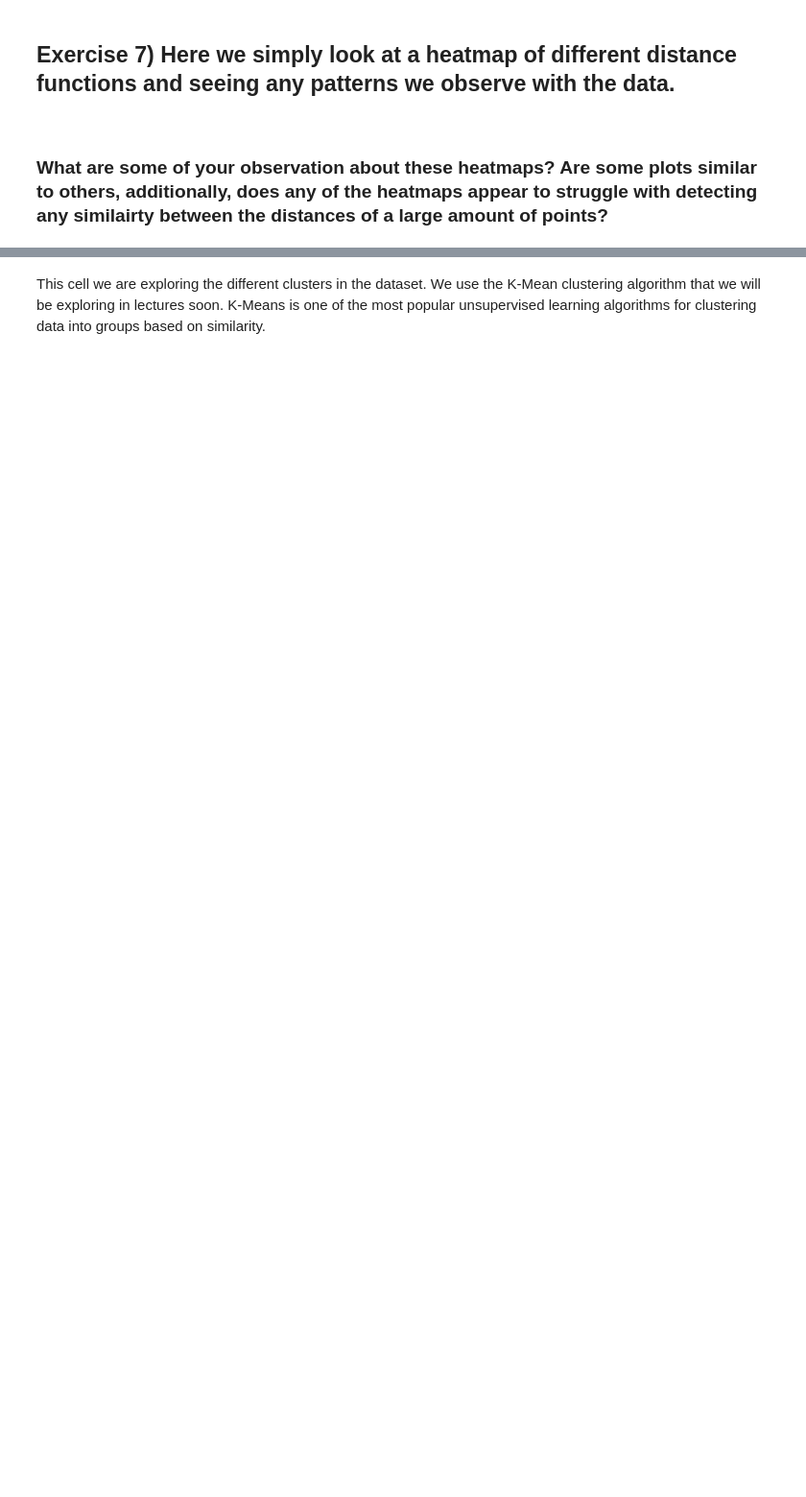
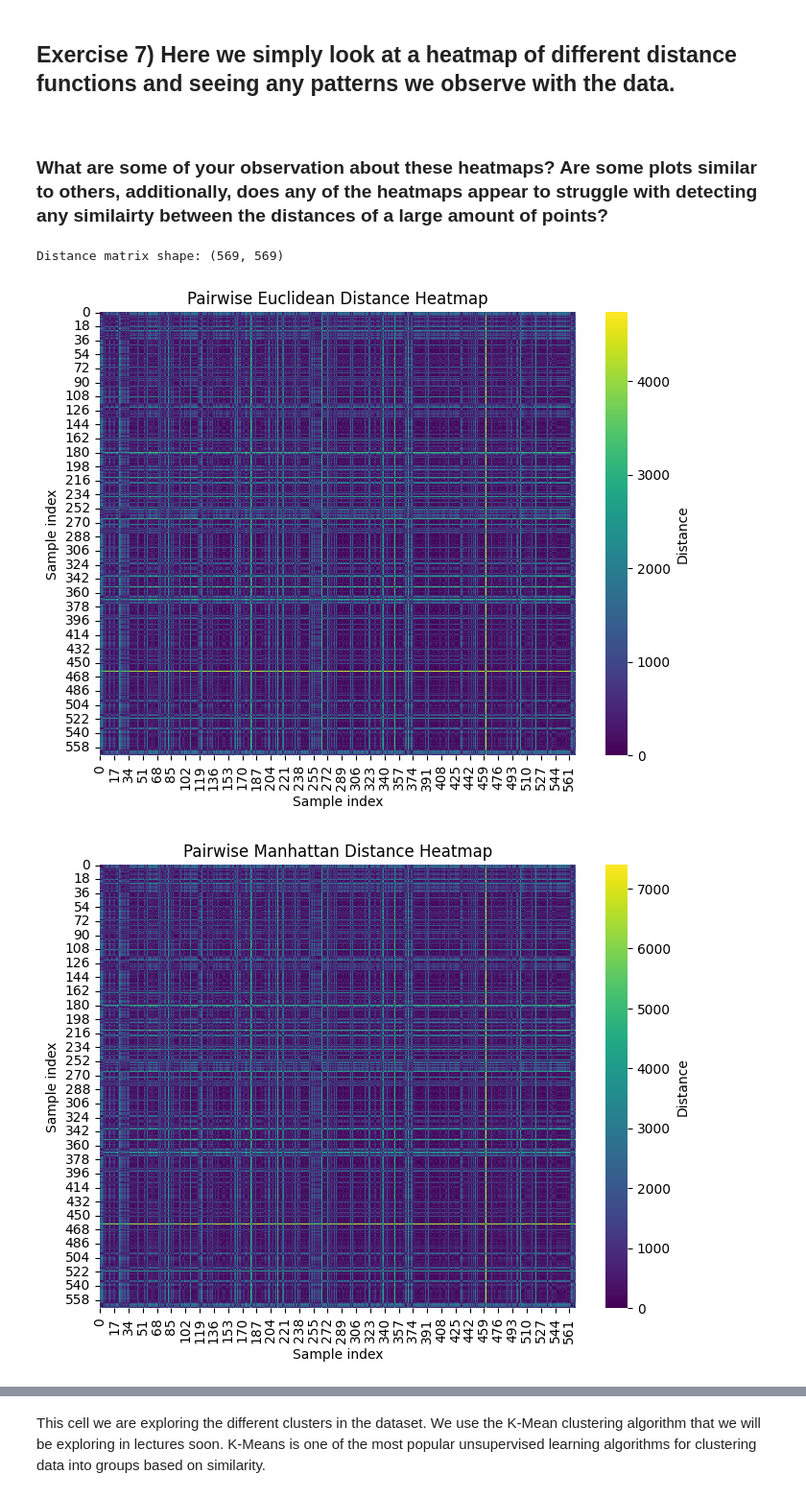
Before and after one commit to CS506-Boston-University/lab2-BryanShin5, a Jupyter notebook: Lab_2.ipynb, the cells around one changed output, grey strips where cells are left out. Shown at 96% size. Cells and saved outputs as stored; diff of their text form; code cells hidden in the pictures; blank space fills up the shorter version.

```diff
--- a/Lab_2.ipynb
+++ b/Lab_2.ipynb
@@ -594,29 +594,33 @@ Top 5 outliers by mean distance: [265  24 417 368 219]
 ### What are some of your observation about these heatmaps? Are some plots similar to others, additionally, does any of the heatmaps appear to struggle with detecting any similairty between the distances of a large amount of points?
 # %%
 import seaborn as sns
-
+from sklearn.metrics.pairwise import manhattan_distances
 # Select just two features
 X2 = X[['area error', 'mean area']].values
 X2 = X2[:50,:]
 
 # TO-DO
 # --- Compute pairwise distances ---
-D_euclidean =
-D_manhattan =
-D_cosine    =
+D_euclidean = pairwise_distances(X)
+D_manhattan = manhattan_distances(X)
+D_cosine    = cosine_distances(X)
 
 print("Distance matrix shape:", D_euclidean.shape)  # (569, 569)
 
 # --- Heatmap plotting function ---
 def plot_heatmap(D, title):
     plt.figure(figsize=(8,6))
     sns.heatmap(D, cmap="viridis", cbar_kws={'label': 'Distance'})
     plt.title(title)
     plt.xlabel("Sample index")
     plt.ylabel("Sample index")
     plt.show()
 
 # Plot heatmaps for each metric
 plot_heatmap(D_euclidean, "Pairwise Euclidean Distance Heatmap")
 plot_heatmap(D_manhattan, "Pairwise Manhattan Distance Heatmap")
 plot_heatmap(D_cosine,    "Pairwise Cosine Distance Heatmap")
+# %% [output]
+Distance matrix shape: (569, 569)
+[figure, added]
+[figure, added]
```
Also changed, not shown: parts of 1 cell of this notebook.
